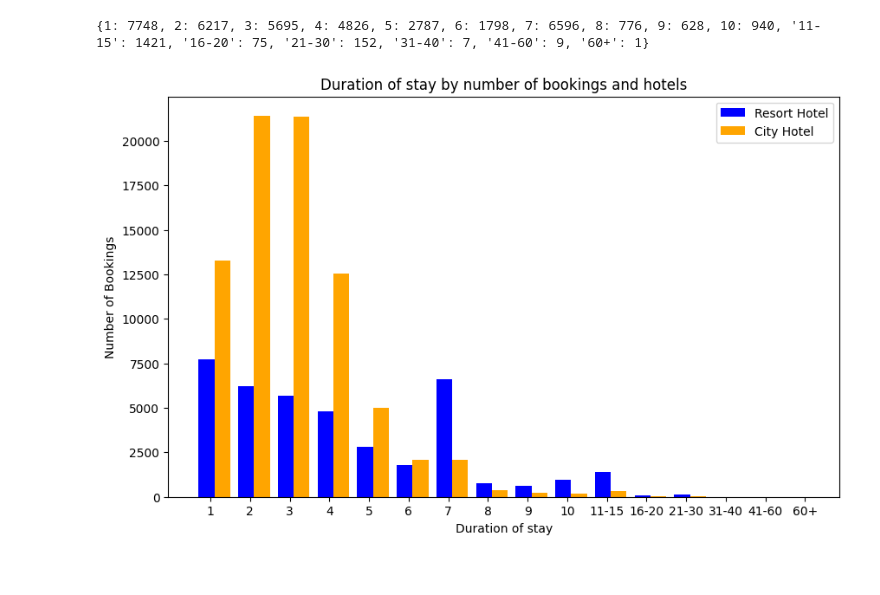
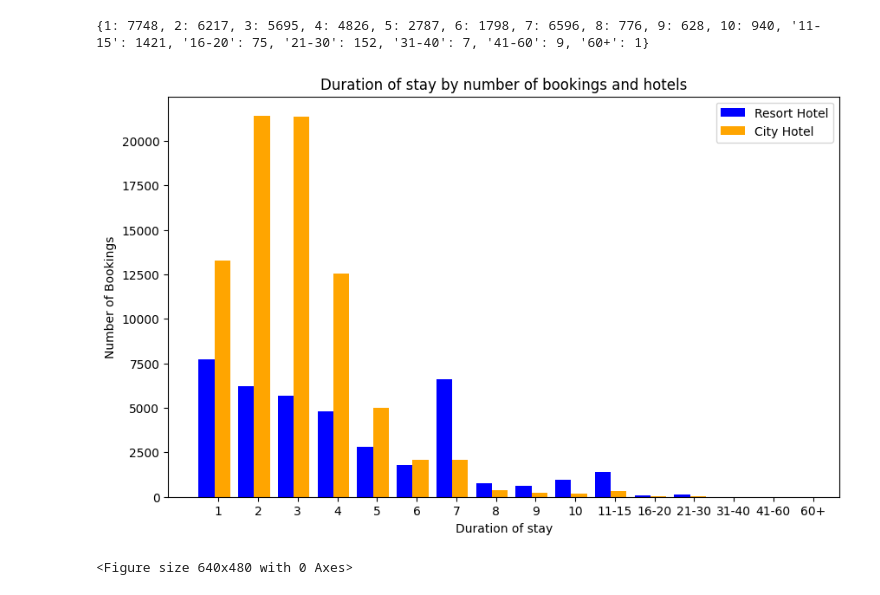
Before and after one commit to Catrex90/TechsLabTeam2, a Jupyter notebook: Code/Cara_duration_of_stay.ipynb, the cells around one changed output. Drawn from its saved outputs; the diff is of its cells as text; code cells hidden in the pictures.

```diff
--- a/Code/Cara_duration_of_stay.ipynb
+++ b/Code/Cara_duration_of_stay.ipynb
@@ -110,33 +110,38 @@ print(sorted_stay_resort_grouped)
 {1: 7748, 2: 6217, 3: 5695, 4: 4826, 5: 2787, 6: 1798, 7: 6596, 8: 776, 9: 628, 10: 940, '11-15': 1421, '16-20': 75, '21-30': 152, '31-40': 7, '41-60': 9, '60+': 1}
 # %%
 # Die sortierten Werte für Resort Hotel und City Hotel extrahieren
-x_resort = sorted_stay_resort_grouped.keys()
-y_resort = sorted_stay_resort_grouped.values()
-x_city = sorted_stay_city_grouped.keys()
-y_city = sorted_stay_city_grouped.values()
+x_resort = list(range(len(sorted_stay_resort_grouped)))
+y_resort = list(sorted_stay_resort_grouped.values())
+x_city = list(range(len(sorted_stay_city_grouped)))
+y_city = list(sorted_stay_city_grouped.values())
 
 # Größe der Abbildung festlegen
 plt.figure(figsize=(10, 6))  # Ändere die Zahlen entsprechend deiner Präferenz für Breite und Höhe
 
+# Breite der Säulen
+bar_width = 0.4
 
 # Säulendiagramm erstellen
-plt.bar(x_resort_positions,y_resort, color='blue', width=0.4, label='Resort Hotel')
-plt.bar(x_city_positions,y_city, color='orange', width=0.4, label='City Hotel')
+plt.bar([x - bar_width/2 for x in x_resort], y_resort, color='blue', width=bar_width, label='Resort Hotel')
+plt.bar([x + bar_width/2 for x in x_city], y_city, color='orange', width=bar_width, label='City Hotel')
 
 # Beschriftungen hinzufügen
 plt.xlabel('Duration of stay')
 plt.ylabel('Number of Bookings')
 plt.title('Duration of stay by number of bookings and hotels')
 #plt.xticks([pos + 0.2 for pos in range(len(x_resort) + len(x_city))], list(x_resort) + list(x_city))
 
 # Anpassung der x-Achsenbeschriftungen
 x_labels = ['1', '2', '3', '4', '5', '6', '7', '8', '9', '10', '11-15', '16-20', '21-30', '31-40', '41-60', '60+']
 plt.xticks([pos + 0.1 for pos in range(len(x_labels))], x_labels)
 
 # Legende anzeigen
 plt.legend()
 
 # Diagramm anzeigen
 plt.show()
+
+plt.savefig("/Users/carareusch/Desktop/TechsLabTeam2/TechsLabTeam2-3/Code/Output/Figures/Duration_of_stay_bar.jpg", bbox_inches="tight", dpi=300)
 # %% [output]
-[figure, old version]
+[figure, new version]
+<Figure size 640x480 with 0 Axes>
```
Also changed, not shown: parts of 1 cell of this notebook.
